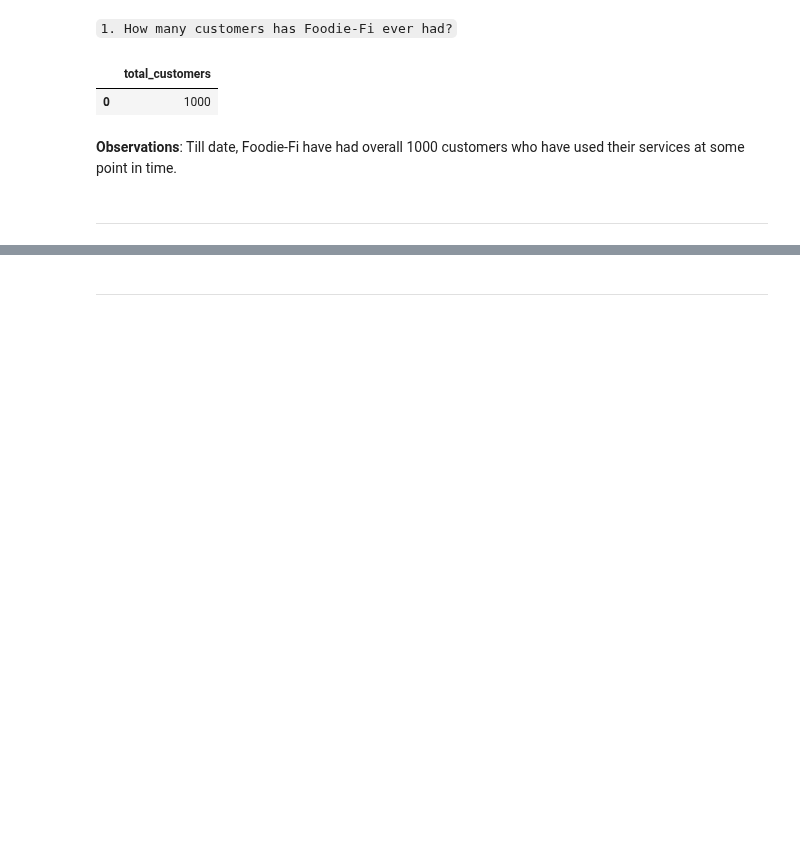
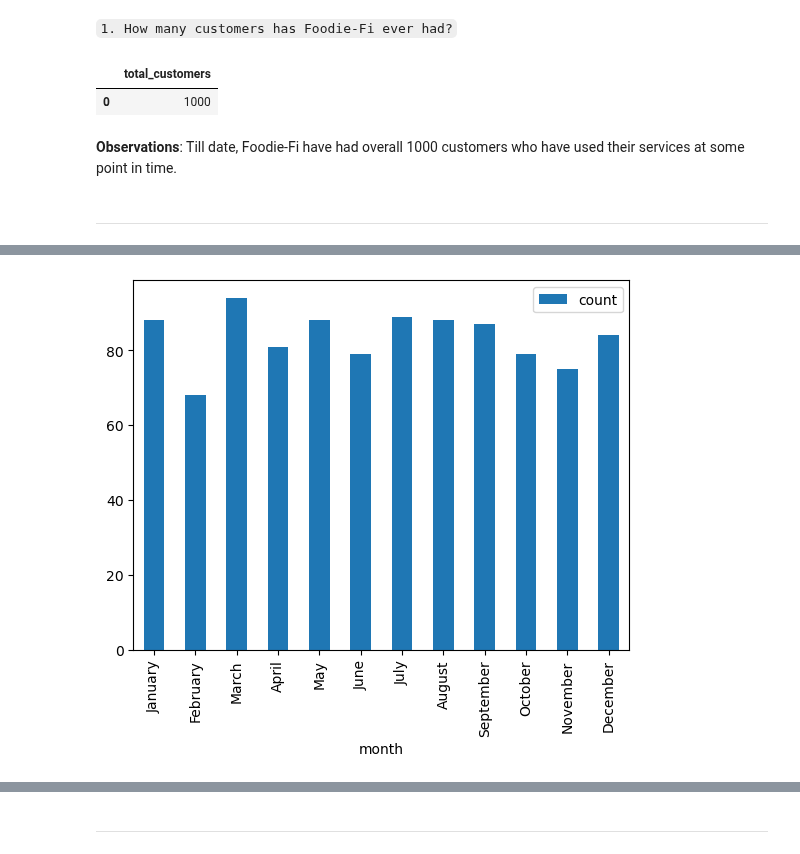
Before and after one commit to A-C-Sai/working-with-data, a Jupyter notebook: projects/sql-case-studies/Foodie-Fi.ipynb, the cells around one changed output, grey strips where cells are left out. Drawn from its saved outputs; the diff is of its cells as text; code cells hidden in the pictures; blank space fills up the shorter version.

```diff
--- a/projects/sql-case-studies/Foodie-Fi.ipynb
+++ b/projects/sql-case-studies/Foodie-Fi.ipynb
@@ -188,8 +192,15 @@ Till date, Foodie-Fi have had overall 1000 customers who have used their service
 # %%
 query_str = (
     """
-
+    SELECT
+        MONTHNAME(start_date) AS month,
+        COUNT(*) AS count
+    FROM subscriptions
+    WHERE plan_id = 0
+    GROUP BY MONTH(start_date),MONTHNAME(start_date)
+    ORDER BY MONTH(start_date)
     """
 )
 # %%
-# execute_query(query_str)
+dist = execute_query(query_str)
+dist
@@ -195,0 +221,5 @@ query_str = (
+# %%
+dist.set_index('month').plot(kind='bar')
+plt.show()
+# %% [output]
+[figure, added]
```
Also changed, not shown: parts of 36 cells of this notebook.
